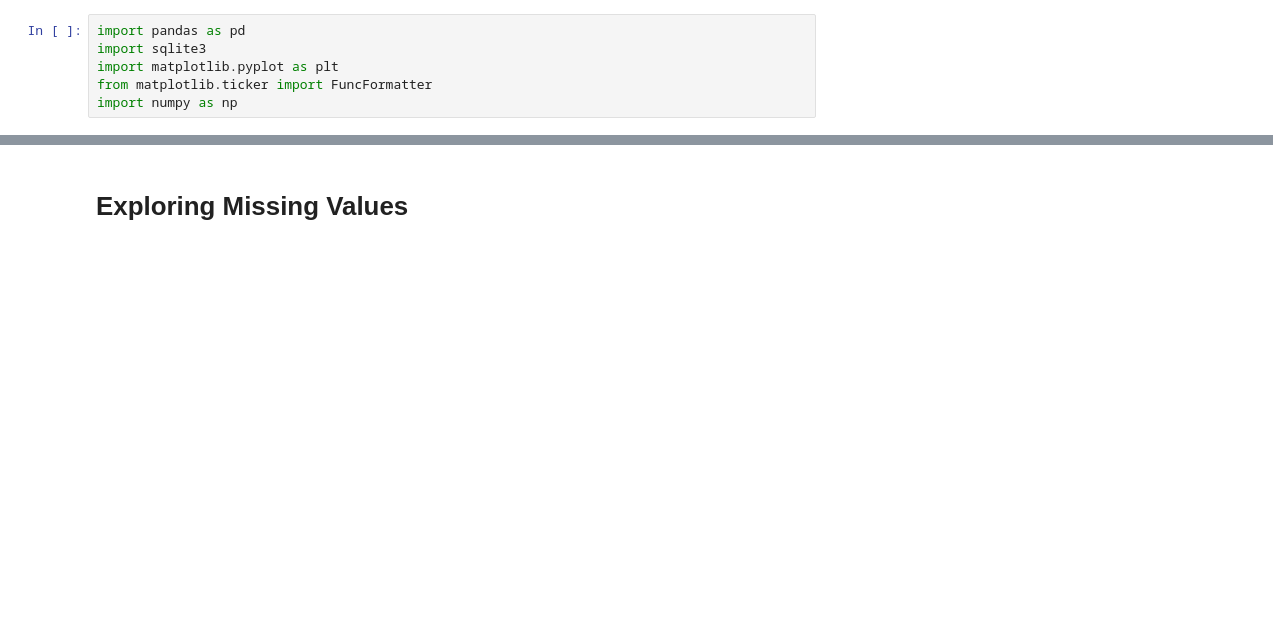
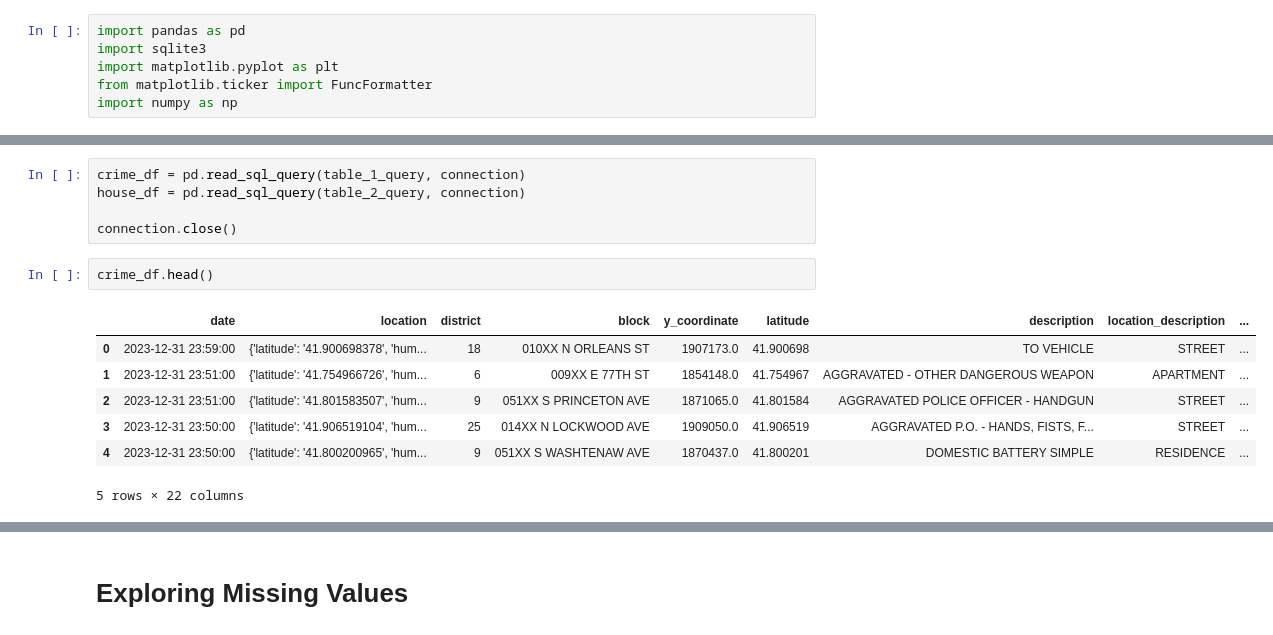
Before and after one commit to idellinger/SafeHaven-Chicago-Crime-and-Housing, a Jupyter notebook: Israel/EDA.ipynb, the cells around one changed output, grey strips where cells are left out. Cells and saved outputs as stored; diff of their text form; blank space fills up the shorter version.

```diff
--- a/Israel/EDA.ipynb
+++ b/Israel/EDA.ipynb
@@ -34,0 +14,15 @@ dtype: float64
+# %%
+crime_df = pd.read_sql_query(table_1_query, connection)
+house_df = pd.read_sql_query(table_2_query, connection)
+
+connection.close()
+# %%
+crime_df.head()
+# %% [output]
+|  | date | location | district | block | y_coordinate | latitude | description | location_description | ... |
+| 0 | 2023-12-31 23:59:00 | {'latitude': '41.900698378', 'hum... | 18 | 010XX N ORLEANS ST | 1907173.0 | 41.900698 | TO VEHICLE | STREET | ... |
+| 1 | 2023-12-31 23:51:00 | {'latitude': '41.754966726', 'hum... | 6 | 009XX E 77TH ST | 1854148.0 | 41.754967 | AGGRAVATED - OTHER DANGEROUS WEAPON | APARTMENT | ... |
+| 2 | 2023-12-31 23:51:00 | {'latitude': '41.801583507', 'hum... | 9 | 051XX S PRINCETON AVE | 1871065.0 | 41.801584 | AGGRAVATED POLICE OFFICER - HANDGUN | STREET | ... |
+| 3 | 2023-12-31 23:50:00 | {'latitude': '41.906519104', 'hum... | 25 | 014XX N LOCKWOOD AVE | 1909050.0 | 41.906519 | AGGRAVATED P.O. - HANDS, FISTS, F... | STREET | ... |
+| 4 | 2023-12-31 23:50:00 | {'latitude': '41.800200965', 'hum... | 9 | 051XX S WASHTENAW AVE | 1870437.0 | 41.800201 | DOMESTIC BATTERY SIMPLE | RESIDENCE | ... |
+5 rows × 22 columns
```
Also changed, not shown: parts of 16 cells of this notebook.
